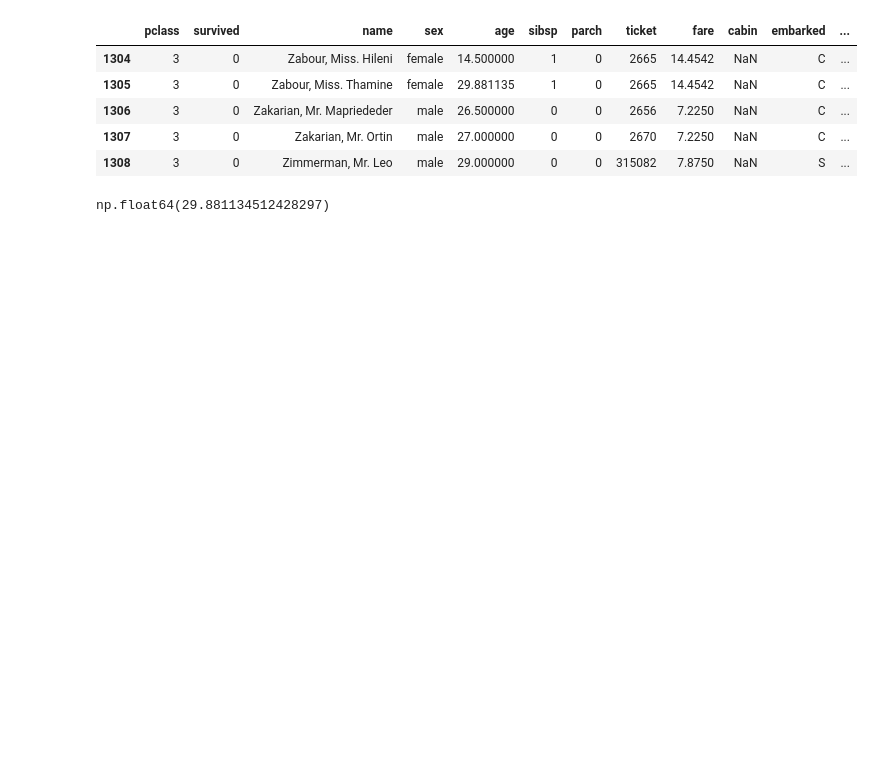
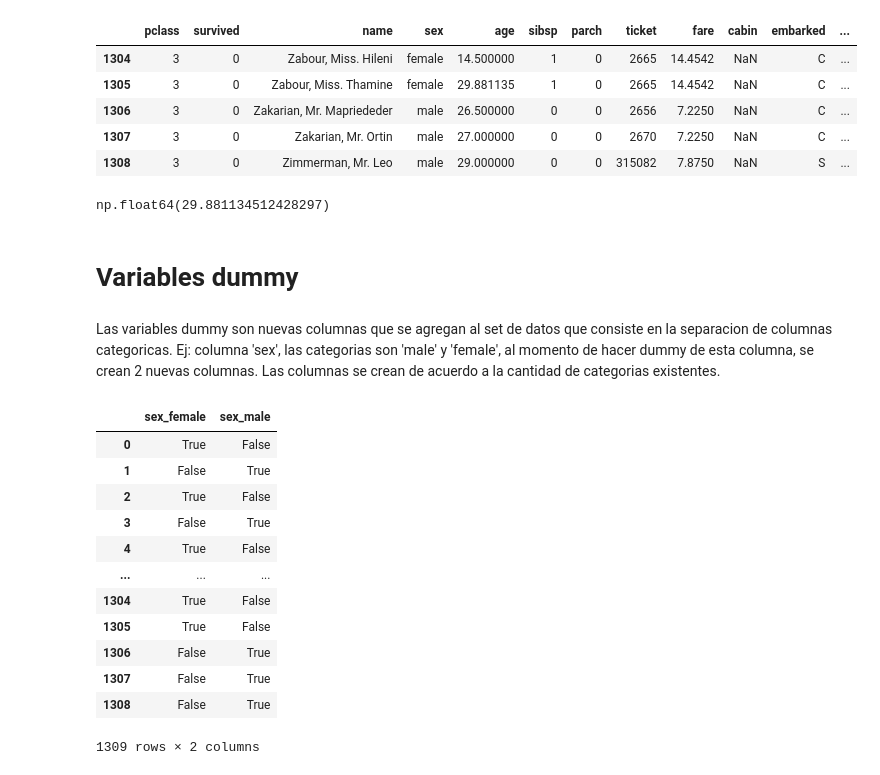
Before and after one commit to cdgutierrez456/data-science-course-gabriel-gomila, a Jupyter notebook: T1 - 2 - Data cleaning. Analisis preliminar de los datos.ipynb, the cells around one changed output. Saved outputs shown, nothing was run; the diff lists cells and outputs as text; code cells hidden in the pictures; blank space fills up the shorter version.

```diff
--- a/T1 - 2 - Data cleaning. Analisis preliminar de los datos.ipynb
+++ b/T1 - 2 - Data cleaning. Analisis preliminar de los datos.ipynb
@@ -202,3 +202,26 @@ data['age'].mean()
 np.float64(29.881134512428297)
 # %%
 data5['age']
+# %% [markdown]
+# Variables dummy
+# %% [markdown]
+Las variables dummy son nuevas columnas que se agregan al set de datos que consiste en la separacion de columnas categoricas. Ej: columna 'sex', las categorias son 'male' y 'female', al momento de hacer dummy de esta columna, se crean 2 nuevas columnas.
+Las columnas se crean de acuerdo a la cantidad de categorias existentes.
+# %%
+dummy_sex = pd.get_dummies(data['sex'], prefix='sex')
+# %%
+dummy_sex
+# %% [output]
+|  | sex_female | sex_male |
+| 0 | True | False |
+| 1 | False | True |
+| 2 | True | False |
+| 3 | False | True |
+| 4 | True | False |
+| ... | ... | ... |
+| 1304 | True | False |
+| 1305 | True | False |
+| 1306 | False | True |
+| 1307 | False | True |
+| 1308 | False | True |
+1309 rows × 2 columns
```
Also changed, not shown: parts of 5 cells of this notebook, 1 other file.
